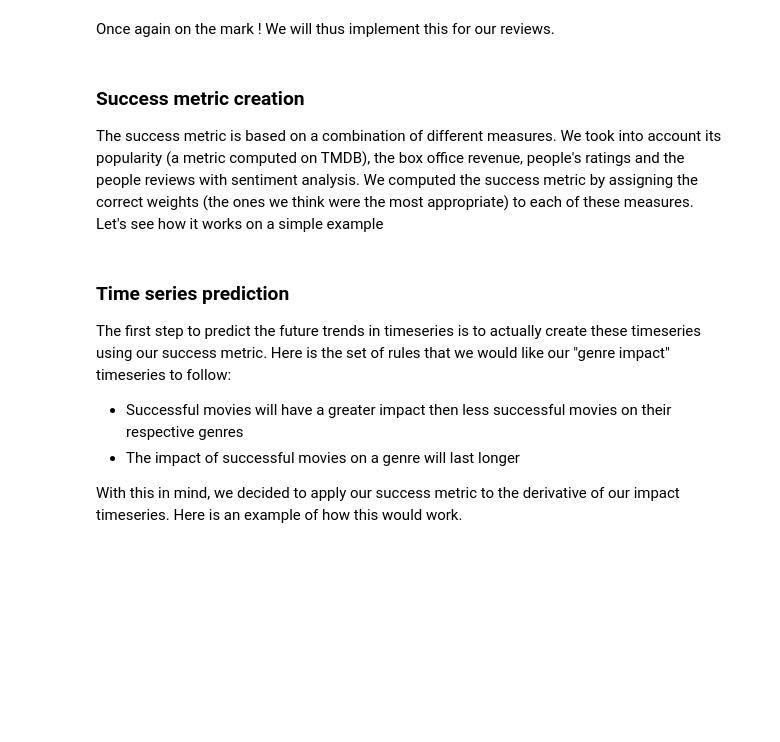
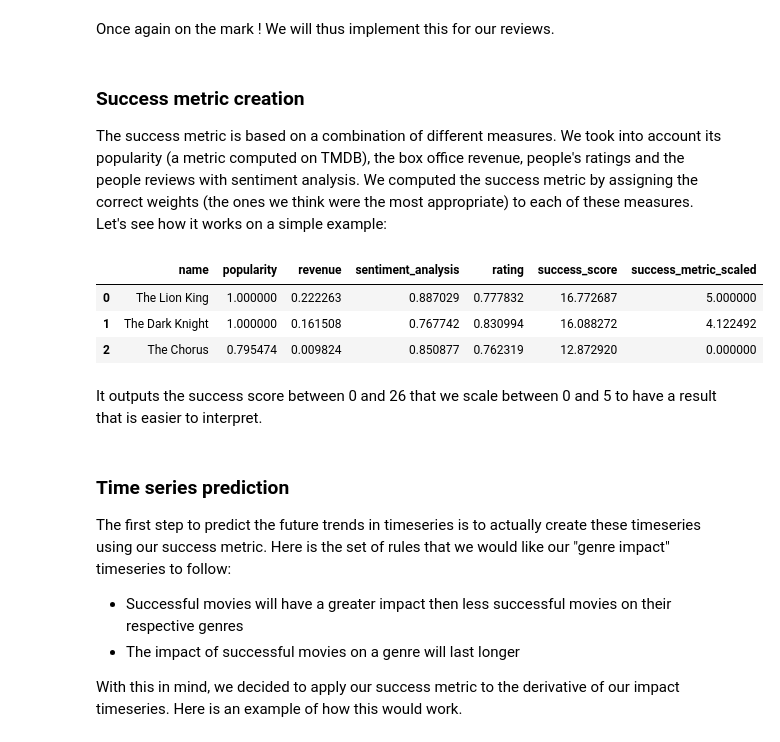
Before and after one commit to epfl-ada/ada-2024-project-gear5, a Jupyter notebook: methods.ipynb, the cells around one changed output. Drawn from its saved outputs; the diff is of its cells as text; code cells hidden in the pictures; blank space fills up the shorter version.

Commit message:
success score in models done

```diff
--- a/methods.ipynb
+++ b/methods.ipynb
@@ -72,7 +73,25 @@ Once again on the mark !
 We will thus implement this for our reviews.
 # %% [markdown]
 ### Success metric creation
-The success metric is based on a combination of different measures. We took into account its popularity (a metric computed on TMDB), the box office revenue, people's ratings and the people reviews with sentiment analysis. We computed the success metric by assigning the correct weights (the ones we think were the most appropriate) to each of these measures. Let's see how it works on a simple example
+The success metric is based on a combination of different measures. We took into account its popularity (a metric computed on TMDB), the box office revenue, people's ratings and the people reviews with sentiment analysis. We computed the success metric by assigning the correct weights (the ones we think were the most appropriate) to each of these measures. Let's see how it works on a simple example:
+# %%
+# Our metric requires the normalization of the data to be computed correctly
+simple_movie_df = pd.DataFrame({
+    "name": ["The Lion King", "The Dark Knight", "The Chorus"],
+    "popularity": [1, 1, 0.795474],
+    "revenue": [0.222263, 0.161508, 0.009824],
+    "sentiment_analysis": [0.887029, 0.767742, 0.850877],
+    "rating": [0.777832, 0.830994, 0.762319]
+})
+success_df = success(simple_movie_df, 'popularity', 'revenue', 'sentiment_analysis', 'rating')
+success_df
+# %% [output]
+|  | name | popularity | revenue | sentiment_analysis | rating | success_score | success_metric_scaled |
+| 0 | The Lion King | 1.000000 | 0.222263 | 0.887029 | 0.777832 | 16.772687 | 5.000000 |
+| 1 | The Dark Knight | 1.000000 | 0.161508 | 0.767742 | 0.830994 | 16.088272 | 4.122492 |
+| 2 | The Chorus | 0.795474 | 0.009824 | 0.850877 | 0.762319 | 12.872920 | 0.000000 |
+# %% [markdown]
+It outputs the success score between 0 and 26 that we scale between 0 and 5 to have a result that is easier to interpret.
 # %% [markdown]
 ### Time series prediction
 
```
Also changed, not shown: parts of 1 cell of this notebook, 2 other files.
